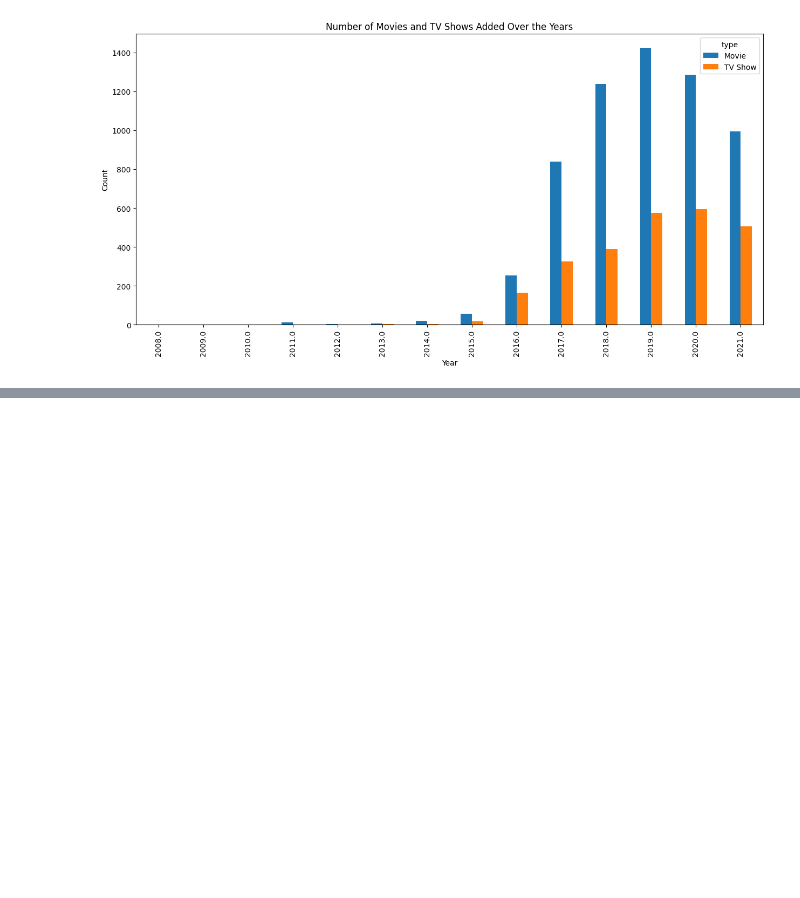
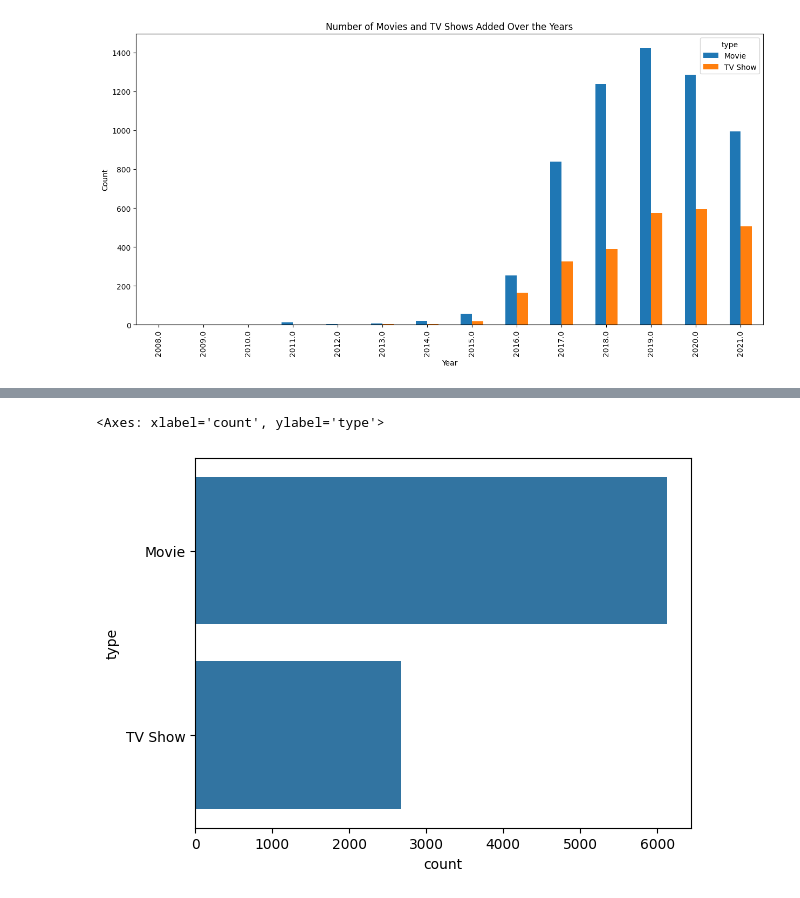
Before and after one commit to GitTanish/DataAnalysis, a Jupyter notebook: Netflix_Data.ipynb, the cells around one changed output, grey strips where cells are left out. Saved outputs shown, nothing was run; the diff lists cells and outputs as text; code cells hidden in the pictures; blank space fills up the shorter version.

```diff
--- a/Netflix_Data.ipynb
+++ b/Netflix_Data.ipynb
@@ -179,0 +195,5 @@ plt.show()
+# %%
+sns.countplot(df['type'])
+# %% [output]
+<Axes: xlabel='count', ylabel='type'>
+[figure, added]
```
Also changed, not shown: parts of 3 cells of this notebook.
